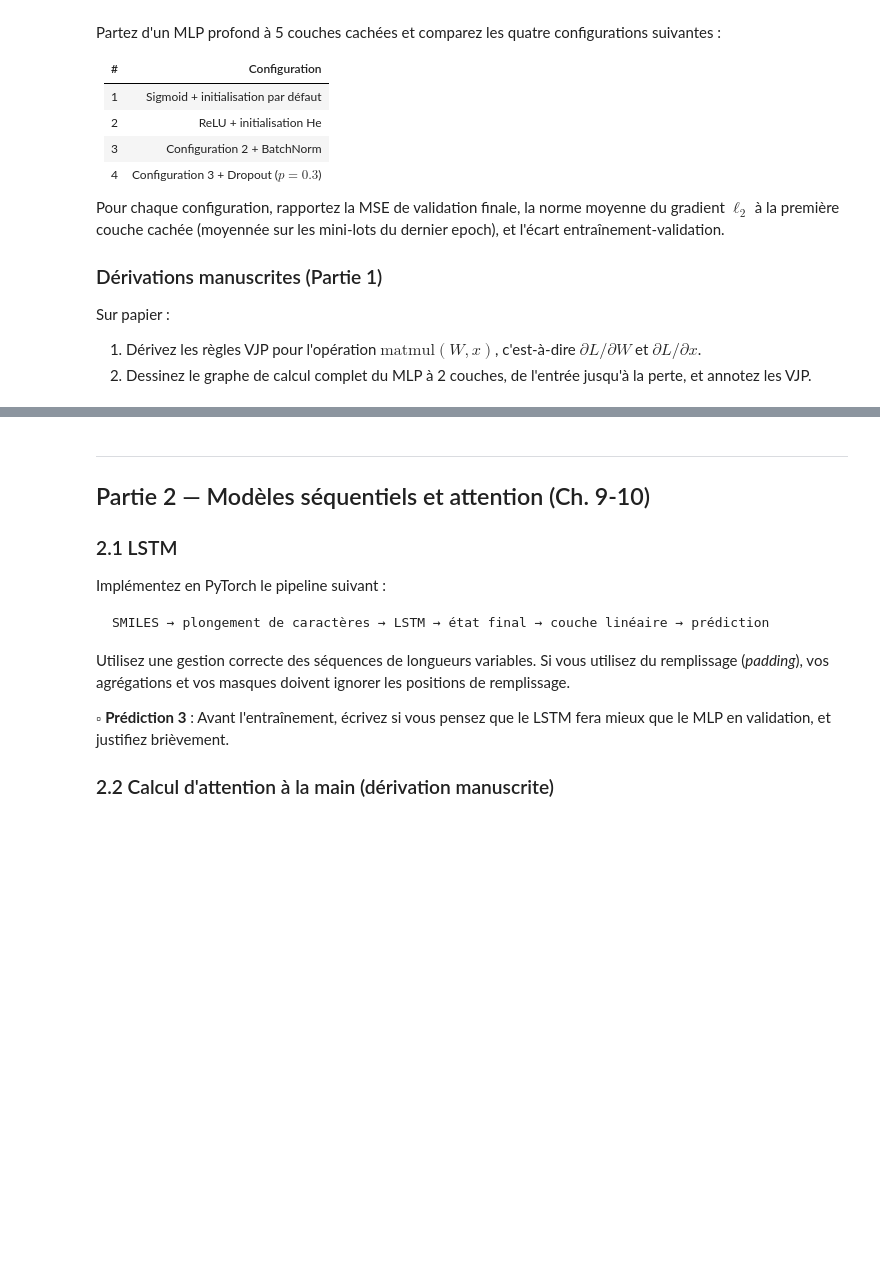
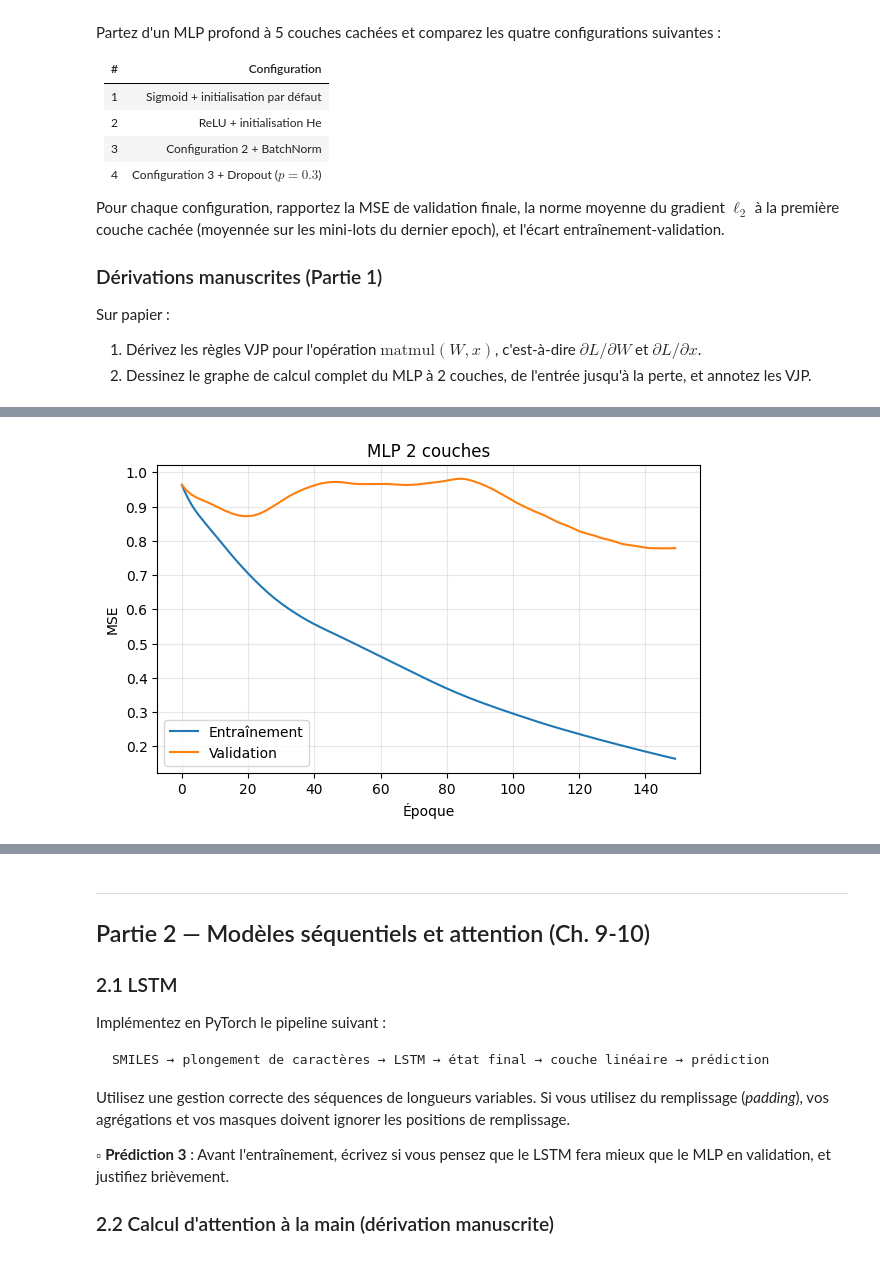
Before and after one commit to Jhosim-Agudelo/IFT3395-TP2, a Jupyter notebook: Devoir_2.ipynb, the cells around one changed output, grey strips where cells are left out. Saved outputs shown, nothing was run; the diff lists cells and outputs as text; code cells hidden in the pictures; blank space fills up the shorter version.

```diff
--- a/Devoir_2.ipynb
+++ b/Devoir_2.ipynb
@@ -156,0 +185,89 @@ print(f"Caractéristiques par molécule : {X_train.shape[1]} ({len(vocab)} fréq
+# %%
+# Entrainement d'un MLP à 2 couches
+from torch import optim
+import torch
+import torch.nn as nn
+from sklearn.metrics import r2_score
+
+class MLP(nn.Module):
+    def __init__(self, input_dim, hidden_dim=64):
+        super().__init__()
+        self.net = nn.Sequential(
+            nn.Linear(input_dim, hidden_dim),
+            nn.ReLU(),
+            nn.Linear(hidden_dim, hidden_dim),
+            nn.ReLU(),
+            nn.Linear(hidden_dim, 1)
+        )
+
+    def forward(self, x):
+        return self.net(x)
+
+# Normaliser les features
+X_mean, X_std = X_train.mean(axis=0), X_train.std(axis=0)
+X_std[X_std == 0] = 1
+X_train_norm = (X_train - X_mean) / X_std
+X_val_norm = (X_val - X_mean) / X_std
+
+# Normaliser la target
+y_mean, y_std = y_train.mean(), y_train.std()
+y_train_norm = (y_train - y_mean) / y_std
+y_val_norm = (y_val - y_mean) / y_std
+
+X_train_t = torch.tensor(X_train_norm, dtype=torch.float32)
+y_train_t = torch.tensor(y_train_norm, dtype=torch.float32)
+X_val_t = torch.tensor(X_val_norm, dtype=torch.float32)
+y_val_t = torch.tensor(y_val_norm, dtype=torch.float32)
+
+
+def print_metrics(model, X_val_t, y_val_t, y_mean, y_std):
+    model.eval()
+    with torch.no_grad():
+        pred_norm = model(X_val_t).squeeze()
+    pred = pred_norm.numpy() * y_std + y_mean
+    y_true = y_val_t.numpy() * y_std + y_mean
+    mse = float(np.mean((pred - y_true)**2))
+    r2 = r2_score(y_true, pred)
+    print(f"MSE val : {mse:.2f} K² | R² val : {r2:.4f}")
+    return mse, r2
+
+
+def train_mlp(optimizer_name, lr, n_epochs):
+    train_losses = []
+    val_losses = []
+
+    model = MLP(X_train.shape[1])
+    criterion = nn.MSELoss()
+
+    if optimizer_name == "SGD":
+        optimizer = optim.SGD(model.parameters(), lr=lr)
+    elif optimizer_name == "SGD_momentum":
+        optimizer = optim.SGD(model.parameters(), lr=lr, momentum=0.9)
+    else:
+        optimizer = optim.Adam(model.parameters(), lr=lr)
+
+    for epoch in range(n_epochs):
+        y_pred = model(X_train_t).squeeze()
+
+        loss = criterion(y_pred, y_train_t)
+
+        optimizer.zero_grad()
+        loss.backward()
+        optimizer.step()
+
+        with torch.no_grad():
+            val_pred = model(X_val_t).squeeze()
+            val_loss = criterion(val_pred, y_val_t)
+
+        train_losses.append(loss.item())
+        val_losses.append(val_loss.item())
+
+    return model, train_losses, val_losses
+
+
+torch.manual_seed(SEED)
+model_mlp, train_l, val_l = train_mlp(optimizer_name="Adam", lr=1e-3, n_epochs=150)
+plot_learning_curves(train_l, val_l, "MLP 2 couches")
+print_metrics(model_mlp, X_val_t, y_val_t, y_mean, y_std)
+# %% [output]
+[figure, added]
```
Also changed, not shown: parts of 12 cells of this notebook.
